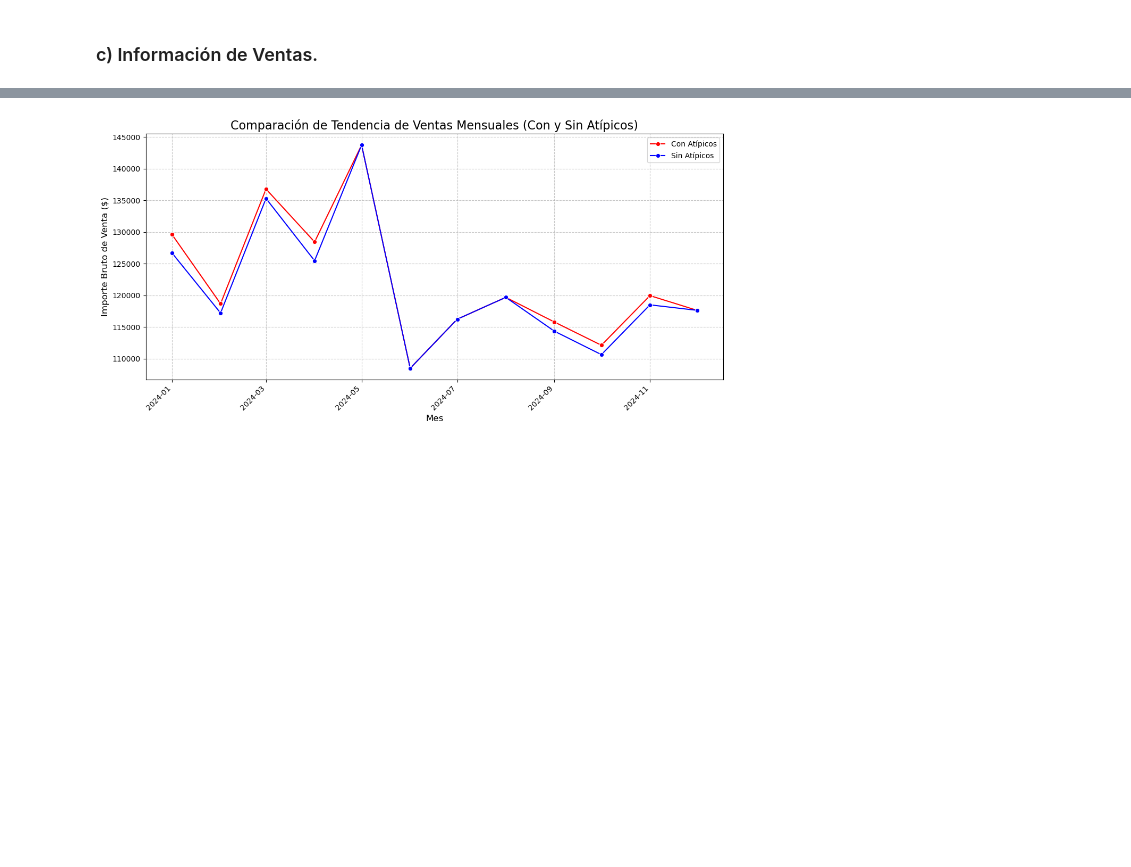
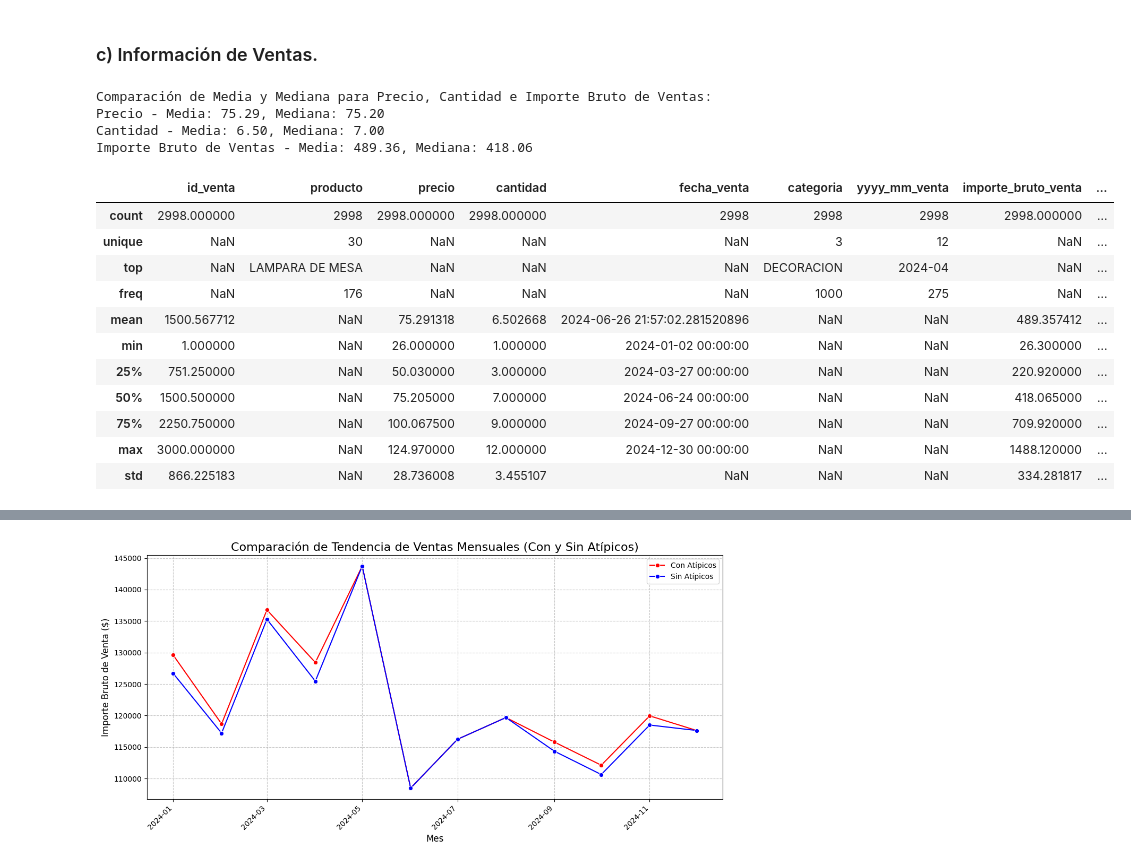
Before and after one commit to Javier-Espi/espineira_javier_C25262_TPI_Data_Analytics, a Jupyter notebook: espineira_javier_C25262_TPI_Data_Analytics_Entrega_Final.ipynb, the cells around one changed output, grey strips where cells are left out. Cells and saved outputs as stored; diff of their text form; code cells hidden in the pictures; blank space fills up the shorter version.

```diff
--- a/espineira_javier_C25262_TPI_Data_Analytics_Entrega_Final.ipynb
+++ b/espineira_javier_C25262_TPI_Data_Analytics_Entrega_Final.ipynb
@@ -2344,2 +2424,26 @@ Calculando la suma de 'costo' agrupada por ['producto'] en el dataframe 'df_Mark
 # %% [markdown]
 ### c) Información de Ventas.
+# %%
+print("\nComparación de Media y Mediana para Precio, Cantidad e Importe Bruto de Ventas:")
+print(f"Precio - Media: {df_Ventas_v4['precio'].mean():.2f}, Mediana: {df_Ventas_v4['precio'].median():.2f}")
+print(f"Cantidad - Media: {df_Ventas_v4['cantidad'].mean():.2f}, Mediana: {df_Ventas_v4['cantidad'].median():.2f}")
+print(f"Importe Bruto de Ventas - Media: {df_Ventas_v4['importe_bruto_venta'].mean():.2f}, Mediana: {df_Ventas_v4['importe_bruto_venta'].median():.2f}")
+
+df_Ventas_v4.describe(include= "all")
+# %% [output]
+Comparación de Media y Mediana para Precio, Cantidad e Importe Bruto de Ventas:
+Precio - Media: 75.29, Mediana: 75.20
+Cantidad - Media: 6.50, Mediana: 7.00
+Importe Bruto de Ventas - Media: 489.36, Mediana: 418.06
+|  | id_venta | producto | precio | cantidad | fecha_venta | categoria | yyyy_mm_venta | importe_bruto_venta | ... |
+| count | 2998.000000 | 2998 | 2998.000000 | 2998.000000 | 2998 | 2998 | 2998 | 2998.000000 | ... |
+| unique | NaN | 30 | NaN | NaN | NaN | 3 | 12 | NaN | ... |
+| top | NaN | LAMPARA DE MESA | NaN | NaN | NaN | DECORACION | 2024-04 | NaN | ... |
+| freq | NaN | 176 | NaN | NaN | NaN | 1000 | 275 | NaN | ... |
+| mean | 1500.567712 | NaN | 75.291318 | 6.502668 | 2024-06-26 21:57:02.281520896 | NaN | NaN | 489.357412 | ... |
+| min | 1.000000 | NaN | 26.000000 | 1.000000 | 2024-01-02 00:00:00 | NaN | NaN | 26.300000 | ... |
+| 25% | 751.250000 | NaN | 50.030000 | 3.000000 | 2024-03-27 00:00:00 | NaN | NaN | 220.920000 | ... |
+| 50% | 1500.500000 | NaN | 75.205000 | 7.000000 | 2024-06-24 00:00:00 | NaN | NaN | 418.065000 | ... |
+| 75% | 2250.750000 | NaN | 100.067500 | 9.000000 | 2024-09-27 00:00:00 | NaN | NaN | 709.920000 | ... |
+| max | 3000.000000 | NaN | 124.970000 | 12.000000 | 2024-12-30 00:00:00 | NaN | NaN | 1488.120000 | ... |
+| std | 866.225183 | NaN | 28.736008 | 3.455107 | NaN | NaN | NaN | 334.281817 | ... |
```
Also changed, not shown: parts of 29 cells of this notebook.
